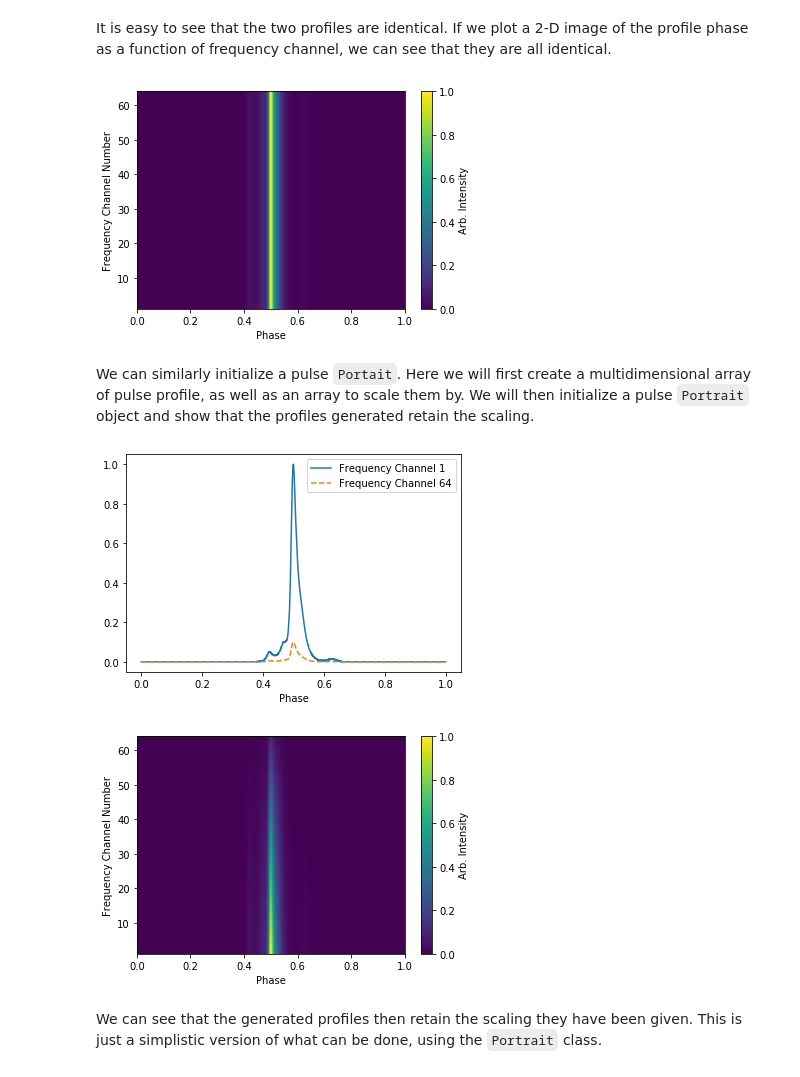
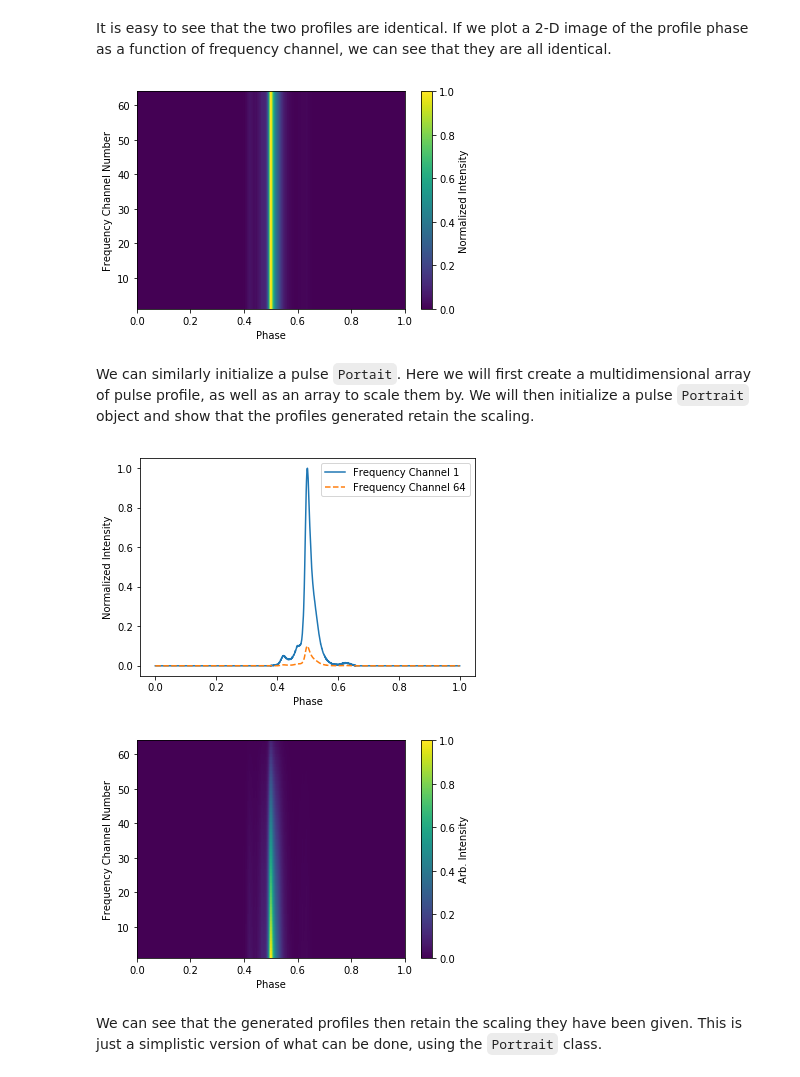
Before and after one commit to PsrSigSim/PsrSigSim, a Jupyter notebook: docs/_static/notebooks/pulse_profiles_tutorial_3.ipynb, the cells around one changed output. Saved outputs shown, nothing was run; the diff lists cells and outputs as text; code cells hidden in the pictures.

```diff
--- a/docs/_static/notebooks/pulse_profiles_tutorial_3.ipynb
+++ b/docs/_static/notebooks/pulse_profiles_tutorial_3.ipynb
@@ -98,7 +103,7 @@ The PsrSigSim can also take arrays of data points as the pulse profile in what i
 Here we will use a premade profile of the pulsar J1713+0747 as the pulse profile.
 # %%
 # First we load the data array
-path = 'psrsigsim/data/J1713+0747_profile.npy'
+path = '../../../psrsigsim/data/J1713+0747_profile.npy'
 J1713_dataprof = np.load(path)
 
 # Now we define the data profile
@@ -108,6 +113,7 @@ J1713_prof.init_profiles(2048, Nchan = 1)
 # And then we can plot the array to see what the profile looks like
 plt.plot(np.linspace(0,1,2048), J1713_prof.profiles[0])
 plt.xlabel("Phase")
+plt.ylabel('Normalized Intensity')
 plt.show()
 plt.close()
 # %% [output]
@@ -139,11 +146,11 @@ plt.imshow(J1713_prof.profiles, aspect = 'auto', interpolation='nearest', origin
            extent = [0.0, 1.0, 1, 64])
 plt.ylabel("Frequency Channel Number")
 plt.xlabel("Phase")
-plt.colorbar(label = "Arb. Intensity")
+plt.colorbar(label = "Normalized Intensity")
 plt.show()
 plt.close()
 # %% [output]
-[figure, old version]
+[figure, new version]
 # %% [markdown]
 We can similarly initialize a pulse `Portait`. Here we will first create a multidimensional array of pulse profile, as well as an array to scale them by. We will then initialize a pulse `Portrait` object and show that the profiles generated retain the scaling.
 # %%
@@ -159,22 +166,23 @@ J1713_prof_2D.init_profiles(2048, 64)
 # %%
 # Now we can plot the first and last profile, as well as the 2-D power of the input profiles at each frequency
 # And then we can plot the array to see what the profile looks like
 plt.plot(np.linspace(0,1,2048), J1713_prof_2D.profiles[0], label = "Frequency Channel 1")
 plt.plot(np.linspace(0,1,2048), J1713_prof_2D.profiles[-1], ls = '--', label = "Frequency Channel 64")
 plt.xlabel("Phase")
+plt.ylabel('Normalized Intensity')
 plt.legend(loc='best')
 plt.show()
 plt.close()
 # And the 2-D image
 plt.imshow(J1713_prof_2D.profiles, aspect = 'auto', interpolation='nearest', origin = 'lower', \
            extent = [0.0, 1.0, 1, 64])
 plt.ylabel("Frequency Channel Number")
 plt.xlabel("Phase")
 plt.colorbar(label = "Arb. Intensity")
 plt.show()
 plt.close()
 # %% [output]
-[figure, old version]
+[figure, new version]
 [figure]
 # %% [markdown]
 We can see that the generated profiles then retain the scaling they have been given. This is just a simplistic version of what can be done, using the `Portrait` class.
```
Also changed, not shown: parts of 9 cells of this notebook, 14 other files.
